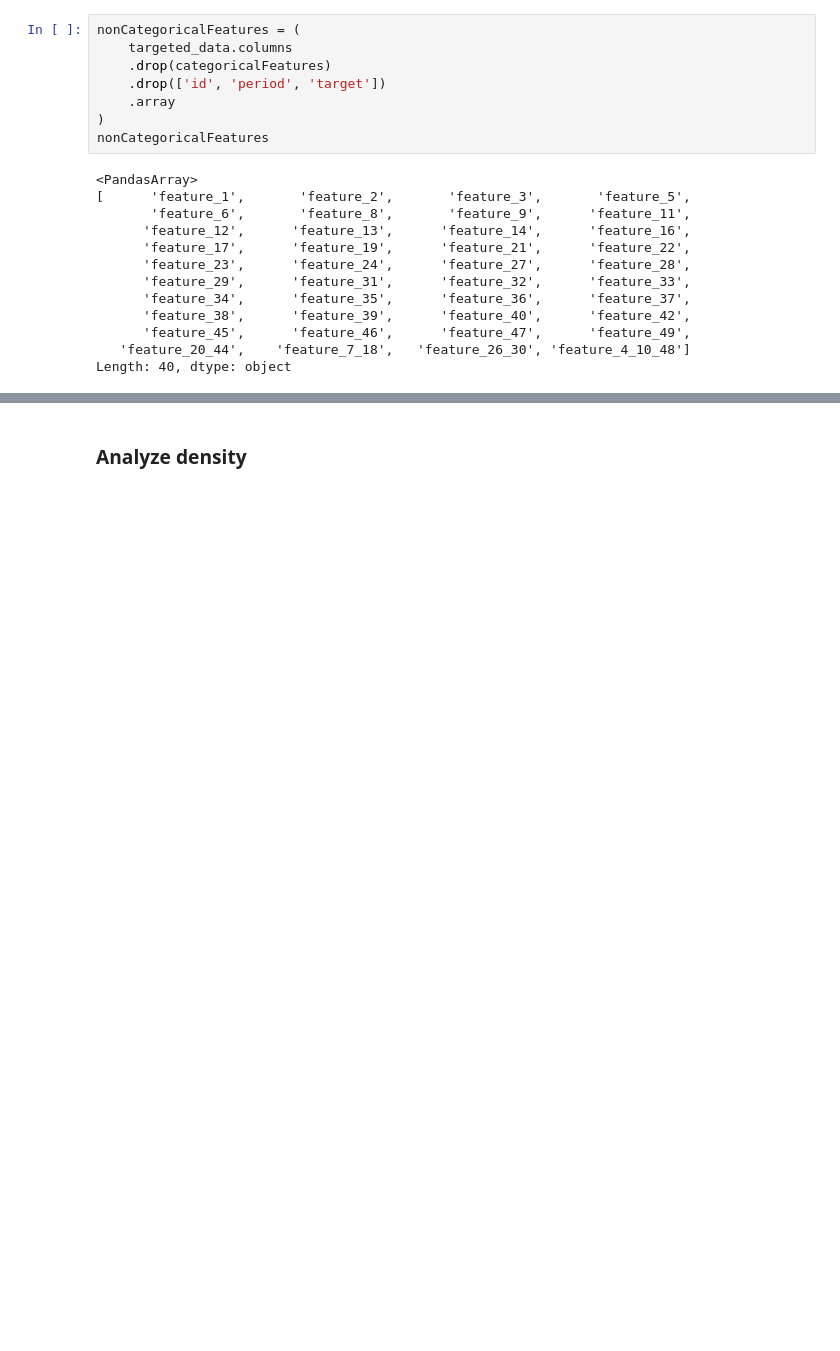
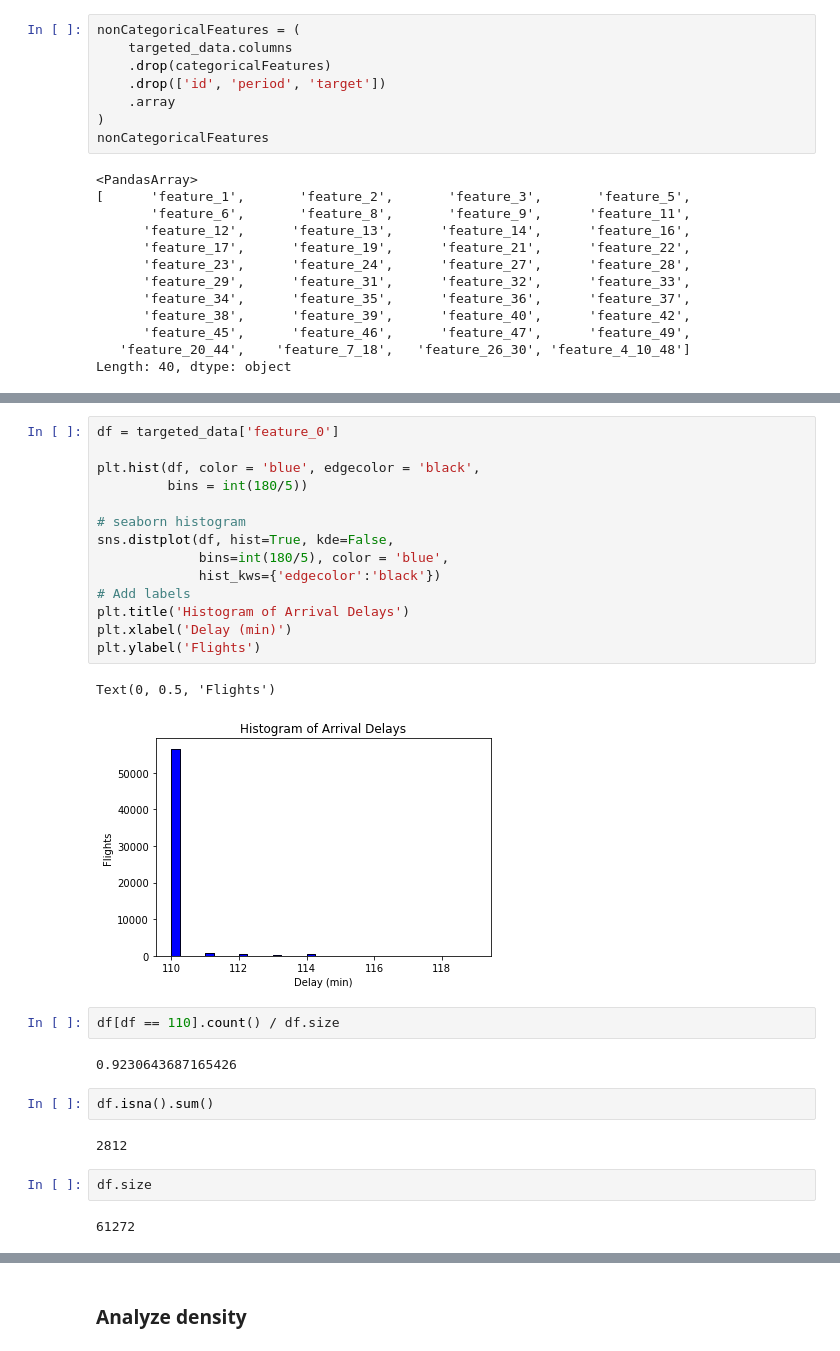
Before and after one commit to ihor-nazimov/ks-challenge, a Jupyter notebook: src/main/python/dataExplore.ipynb, the cells around one changed output, grey strips where cells are left out. Cells and saved outputs as stored; diff of their text form; blank space fills up the shorter version.

```diff
--- a/src/main/python/dataExplore.ipynb
+++ b/src/main/python/dataExplore.ipynb
@@ -335,0 +410,29 @@ Length: 40, dtype: object
+# %%
+df = targeted_data['feature_0']
+
+plt.hist(df, color = 'blue', edgecolor = 'black',
+         bins = int(180/5))
+
+# seaborn histogram
+sns.distplot(df, hist=True, kde=False,
+             bins=int(180/5), color = 'blue',
+             hist_kws={'edgecolor':'black'})
+# Add labels
+plt.title('Histogram of Arrival Delays')
+plt.xlabel('Delay (min)')
+plt.ylabel('Flights')
+# %% [output]
+Text(0, 0.5, 'Flights')
+[figure, added]
+# %%
+df[df == 110].count() / df.size
+# %% [output]
+0.9230643687165426
+# %%
+df.isna().sum()
+# %% [output]
+2812
+# %%
+df.size
+# %% [output]
+61272
```
Also changed, not shown: parts of 12 cells of this notebook.
